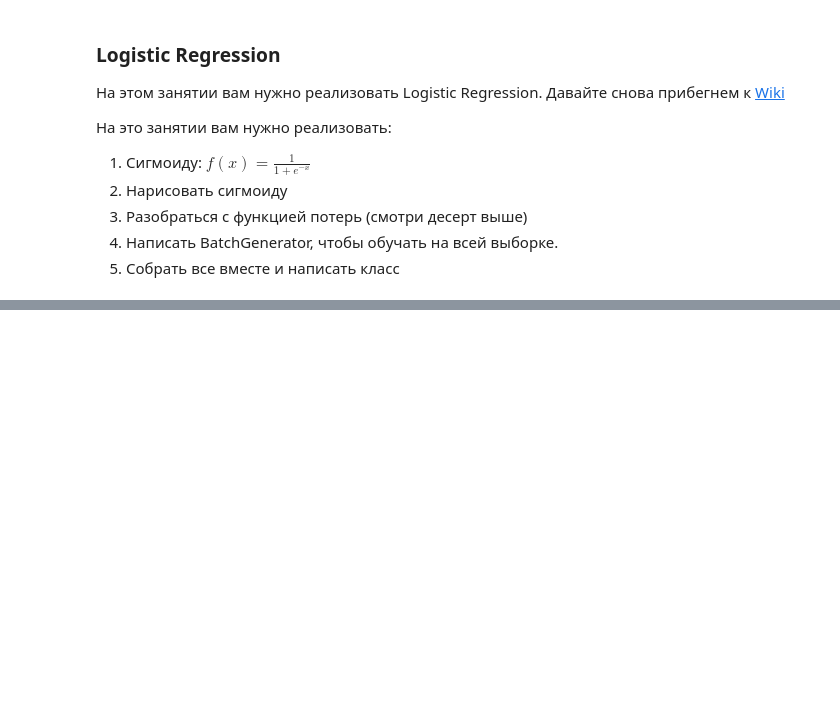
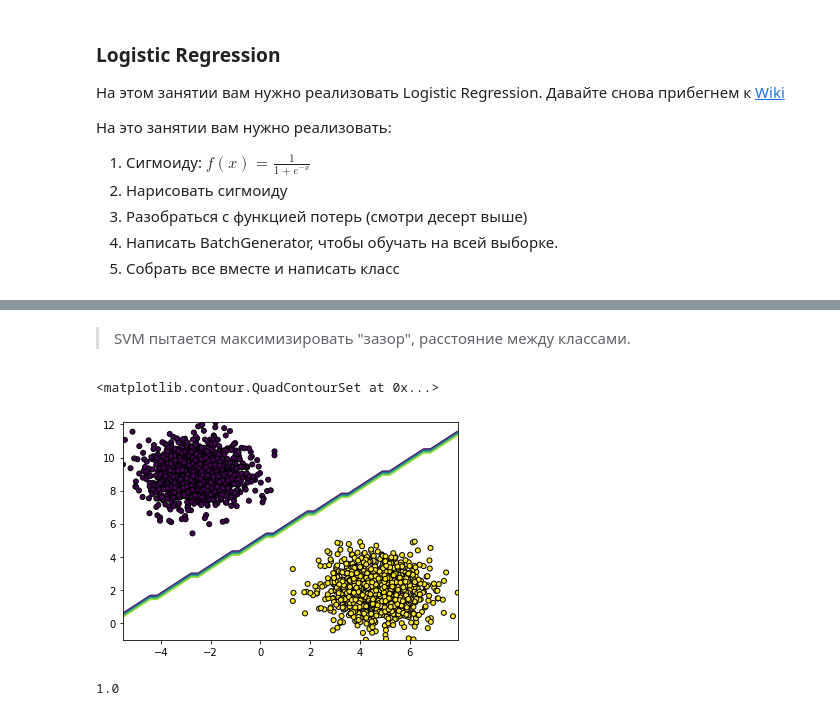
Before and after one commit to YaZlob/itcubeAI, a Jupyter notebook: Classic_alg.ipynb, the cells around one changed output, grey strips where cells are left out. Drawn from its saved outputs; the diff is of its cells as text; code cells hidden in the pictures; blank space fills up the shorter version.

```diff
--- a/Classic_alg.ipynb
+++ b/Classic_alg.ipynb
@@ -458,0 +504,23 @@ plt.show()
+# %% [markdown]
+> SVM пытается максимизировать "зазор", расстояние между классами.
+# %%
+import pylab as pl
+from sklearn import svm
+
+model = svm.SVC(kernel="linear")
+model.fit(X_train, y_train)
+grid = np.c_[xx1.ravel(), xx2.ravel()]
+probs = model.predict(grid).reshape(xx1.shape)
+plt.scatter(X_test[:, 0], X_test[:, 1], marker="o", c=y_test, s=25, edgecolor="k")
+plt.contour(xx1, xx2, probs)
+# %% [output]
+<matplotlib.contour.QuadContourSet at 0x...>
+[figure, added]
+# %%
+from sklearn.metrics import accuracy_score
+y_hat_test = model.predict(X_test).reshape(-1,1)
+#accuracy = accuracy_score(y_test, y_hat_test)
+accuracy = np.sum(y_hat_test == y_test)/len(y)
+print('Точность предсказания {:5.2f} %'.format(accuracy * 100))
+# %% [output]
+1.0
```
Also changed, not shown: parts of 17 cells of this notebook.
